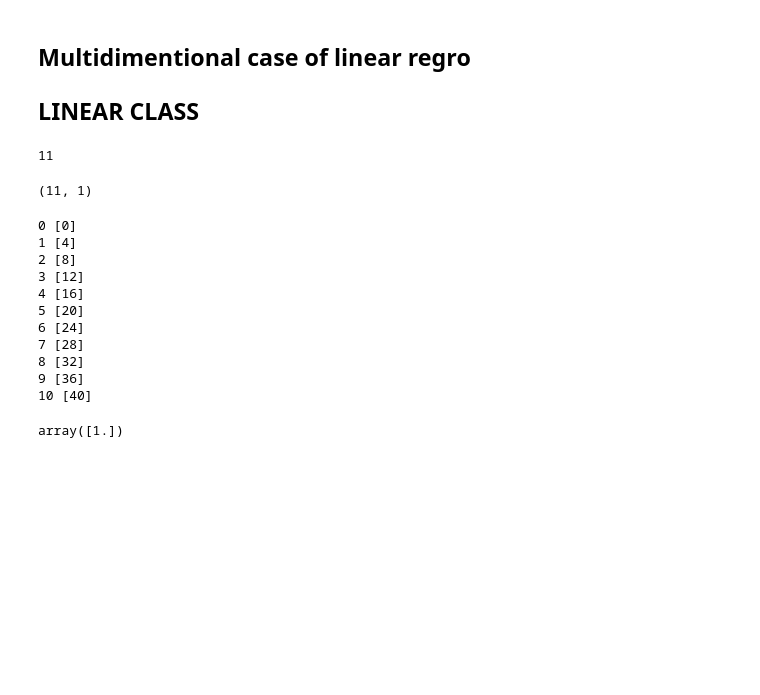
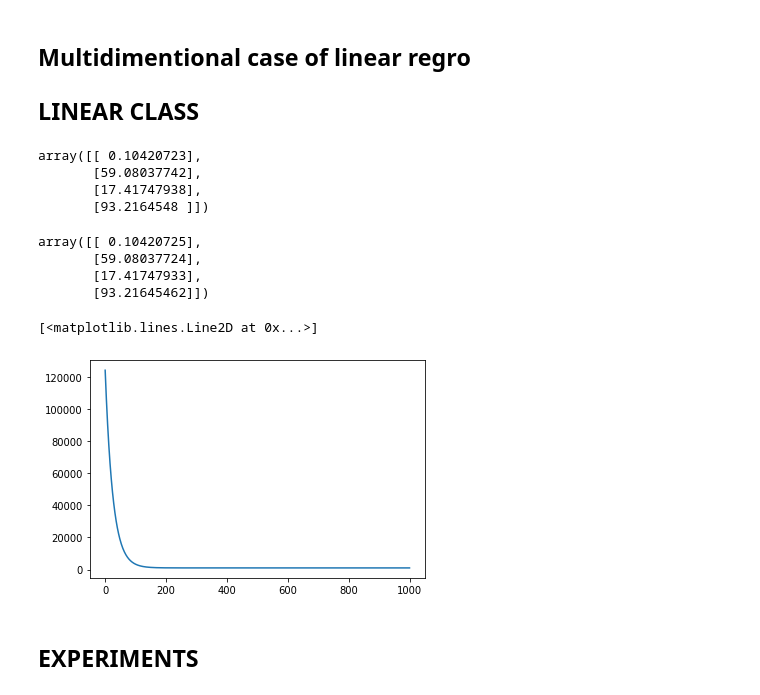
Before and after one commit to ol3gka/STUDY, a Jupyter notebook: main_tools.ipynb, the cells around one changed output. Saved outputs shown, nothing was run; the diff lists cells and outputs as text; code cells hidden in the pictures; blank space fills up the shorter version.

```diff
--- a/main_tools.ipynb
+++ b/main_tools.ipynb
@@ -250,35 +253,30 @@ Wall time: 421 ms
 ## LINEAR CLASS
 # %%
 class LinearRegression:
-
-
+  L=1e-3
   def __init__(self, X: np.ndarray, y: np.ndarray):
     self.X = X
     self.X_new = np.concatenate((np.ones((X.shape[0],1)), X),axis=1)
     self.y = y
     self.theta = np.zeros((X.shape[1]+1,1))
-    self.
+    self.loss = []
 
   def predict(self):
     y_pred = self.X_new.dot(self.theta)
     return y_pred
 
-  def update_coef(self, l):
+  def update_coef(self, l=L):
     n = len(y)
     for i in range(len(self.theta)):
       y_pred = self.predict()
       self.theta[i] = self.theta[i] - l*((2/n)*np.sum((y_pred-self.y)*self.X_new[:,i].reshape(n,1)))
 
-  def train(self, n):
-    loss = []
+  def train(self, n=100, l=L):
     for i in range(n):
-      loss.append(n*np.sum((self.predict()-self.y)**2))
-      self.update_coef()
+      self.loss.append(1/n*np.sum((self.predict()-self.y)**2))
+      self.update_coef(l)
 
-
-
-  # def fit(self, l, it)
+  def loss_plot(self):
+    fig, ax = plt.subplots(1,1, figsize=(10,4))
+    ax.plot(self.loss, linestyle='-', markersize=0, marker='o', c='b', label='loss')
+    ax.legend(loc='upper right', fontsize=8);
-# %%
-X = np.array([[i,i] for i in range(11)])
-# X = X.reshape(X.shape, 1)
-y = np.array([[2*i+i*2] for i in range(11)])
@@ -287,4 +282,0 @@ reg = LinearRegression(X, y)
-# %%
-len(reg.y)
-# %% [output]
-11
@@ -293,23 +283,23 @@ reg.update_coef(int(1e-3))
-# %%
-y.shape
-# %% [output]
-(11, 1)
-# %%
-for i,j in enumerate(y):
-  print(i,j)
-# %% [output]
-0 [0]
-1 [4]
-2 [8]
-3 [12]
-4 [16]
-5 [20]
-6 [24]
-7 [28]
-8 [32]
-9 [36]
-10 [40]
-# %%
-reg.theta[0]+1
-# %% [output]
-array([1.])
+# %%
+np.linalg.inv(x_new.T.dot(x_new)).dot(x_new.T).dot(y)
+# %% [output]
+array([[ 0.10420723],
+       [59.08037742],
+       [17.41747938],
+       [93.2164548 ]])
+# %%
+reg = LinearRegression(x, y)
+reg.train(1000, 1e-2)
+reg.theta
+# %% [output]
+array([[ 0.10420725],
+       [59.08037724],
+       [17.41747933],
+       [93.21645462]])
+# %%
+plt.plot(reg.loss)
+# %% [output]
+[<matplotlib.lines.Line2D at 0x...>]
+[figure, added]
+# %% [markdown]
+## EXPERIMENTS
```
Also changed, not shown: parts of 15 cells of this notebook.
